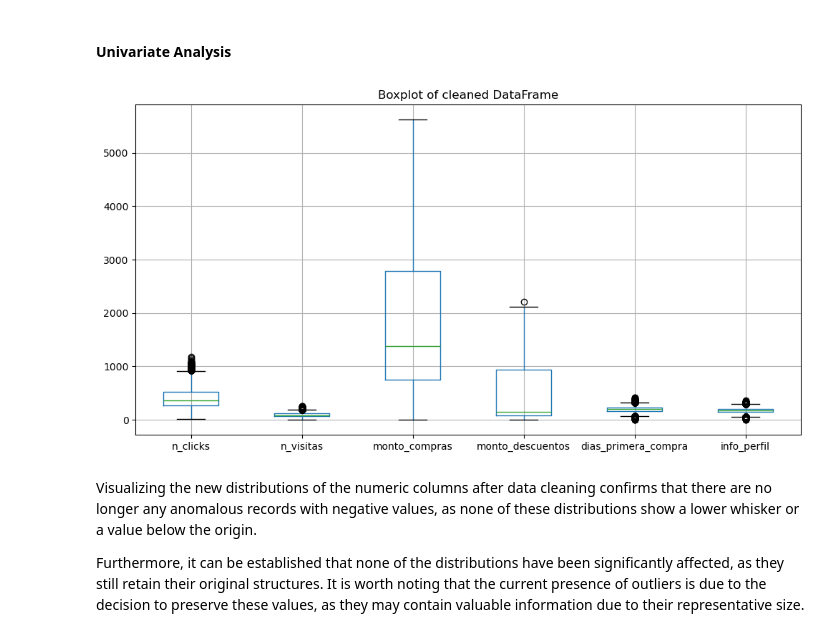
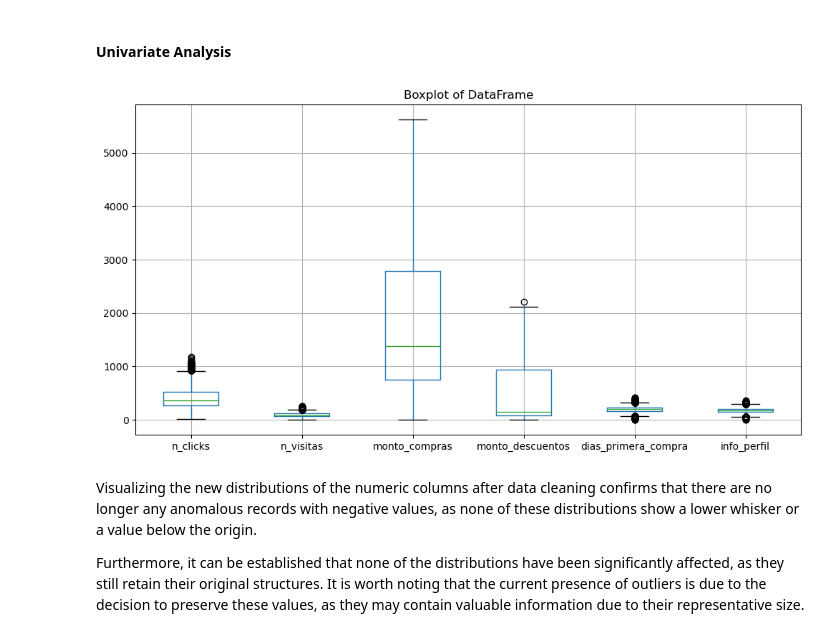
Before and after one commit to davexat/Client_Segmentation_Dashboard, a Jupyter notebook: notebooks/1.0_jtd_exploratory_data_analysis.ipynb, the cells around one changed output. Saved outputs shown, nothing was run; the diff lists cells and outputs as text; code cells hidden in the pictures.

```diff
--- a/notebooks/1.0_jtd_exploratory_data_analysis.ipynb
+++ b/notebooks/1.0_jtd_exploratory_data_analysis.ipynb
@@ -29,18 +13,14 @@ def scatter(df, x_column, y_column):
 # %%
 # Loading cleaned dataset
 dataset_path = "../data/processed/cleaned_dataset.csv"
-df = pd.read_csv(dataset_path)
-df_numerical = df.drop(columns=["ID"])
+df = load_dataset(dataset_path)
 # %% [markdown]
 #### **Univariate Analysis**
 # %%
 # Viewing the distributions of all columns cleaned
-plt.figure(figsize=(12, 6))
-df_numerical.boxplot()
-plt.title("Boxplot of cleaned DataFrame")
-plt.show()
+plot_boxplot(df)
 # %% [output]
-[figure, old version]
+[figure, new version]
 # %% [markdown]
 Visualizing the new distributions of the numeric columns after data cleaning confirms that there are no longer any anomalous records with negative values, as none of these distributions show a lower whisker or a value below the origin.
 
```
Also changed, not shown: parts of 35 cells of this notebook, 8 other files.
